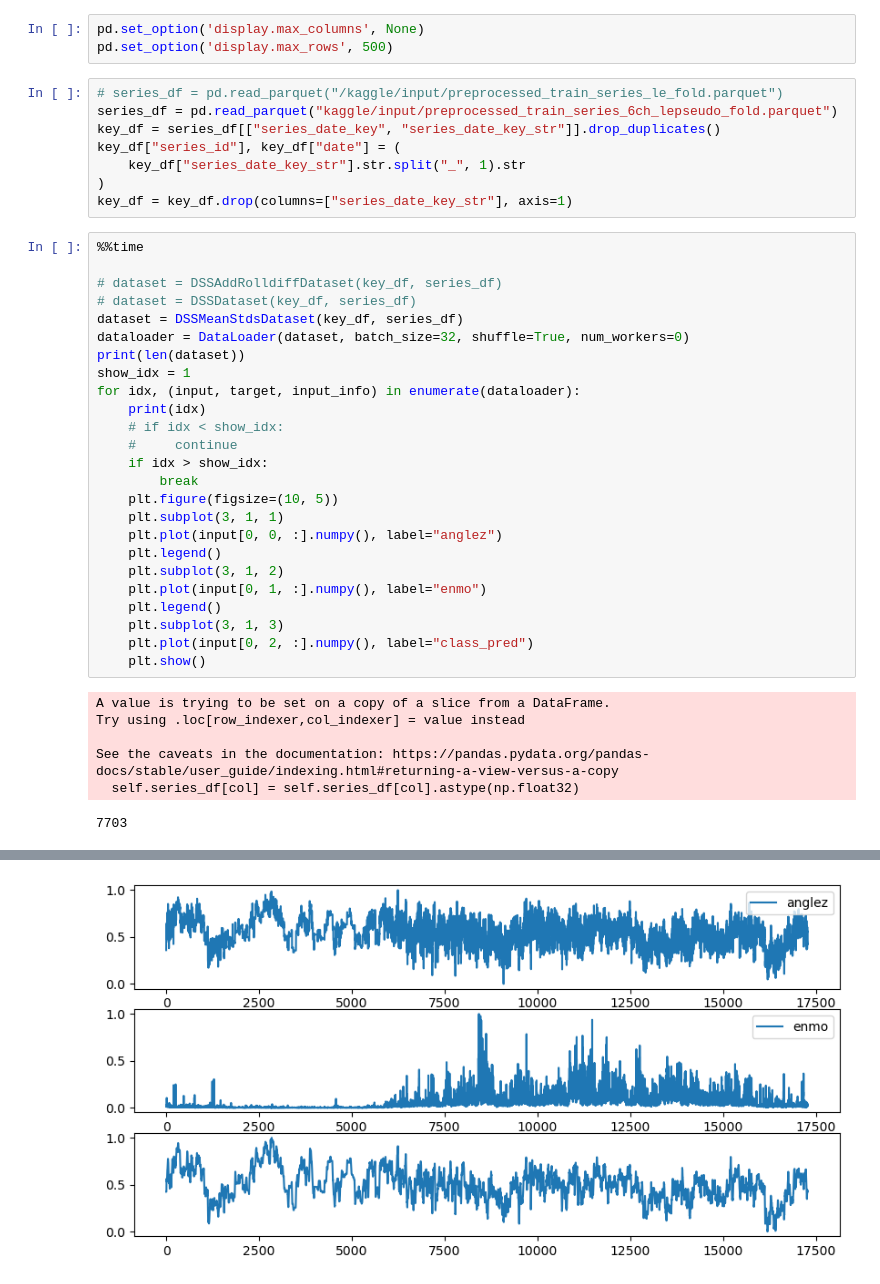
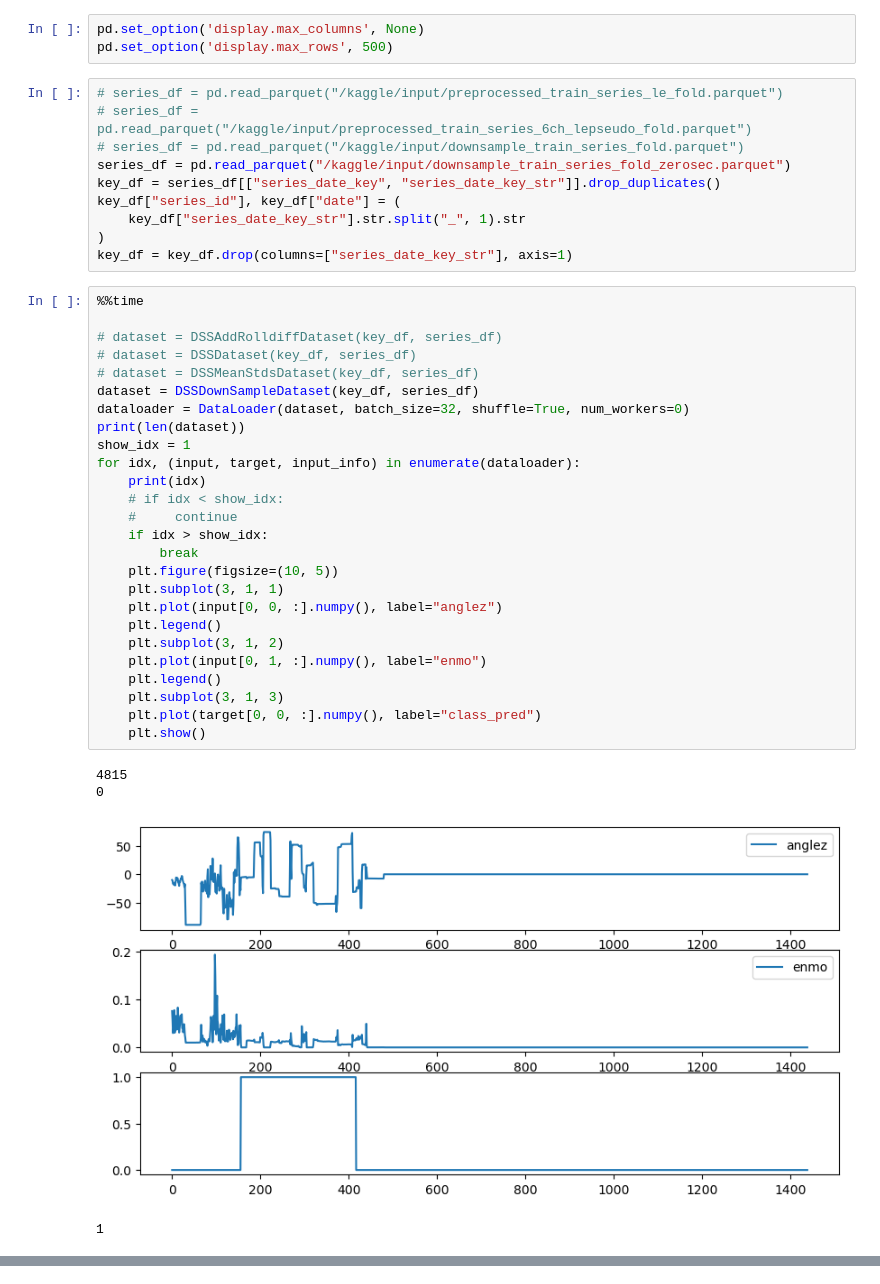
Before and after one commit to stgkrt/kaggle-dss, a Jupyter notebook: notebook/check_dataloader.ipynb, the cells around one changed output, grey strips where cells are left out. Cells and saved outputs as stored; diff of their text form.

```diff
--- a/notebook/check_dataloader.ipynb
+++ b/notebook/check_dataloader.ipynb
@@ -22,7 +22,9 @@ pd.set_option('display.max_columns', None)
 pd.set_option('display.max_rows', 500)
 # %%
 # series_df = pd.read_parquet("/kaggle/input/preprocessed_train_series_le_fold.parquet")
-series_df = pd.read_parquet("kaggle/input/preprocessed_train_series_6ch_lepseudo_fold.parquet")
+# series_df = pd.read_parquet("/kaggle/input/preprocessed_train_series_6ch_lepseudo_fold.parquet")
+# series_df = pd.read_parquet("/kaggle/input/downsample_train_series_fold.parquet")
+series_df = pd.read_parquet("/kaggle/input/downsample_train_series_fold_zerosec.parquet")
 key_df = series_df[["series_date_key", "series_date_key_str"]].drop_duplicates()
 key_df["series_id"], key_df["date"] = (
     key_df["series_date_key_str"].str.split("_", 1).str
@@ -31,32 +33,31 @@ key_df = key_df.drop(columns=["series_date_key_str"], axis=1)
 # %%
 %%time
 
 # dataset = DSSAddRolldiffDataset(key_df, series_df)
 # dataset = DSSDataset(key_df, series_df)
-dataset = DSSMeanStdsDataset(key_df, series_df)
+# dataset = DSSMeanStdsDataset(key_df, series_df)
+dataset = DSSDownSampleDataset(key_df, series_df)
 dataloader = DataLoader(dataset, batch_size=32, shuffle=True, num_workers=0)
 print(len(dataset))
 show_idx = 1
 for idx, (input, target, input_info) in enumerate(dataloader):
     print(idx)
     # if idx < show_idx:
     #     continue
     if idx > show_idx:
         break
     plt.figure(figsize=(10, 5))
     plt.subplot(3, 1, 1)
     plt.plot(input[0, 0, :].numpy(), label="anglez")
     plt.legend()
     plt.subplot(3, 1, 2)
     plt.plot(input[0, 1, :].numpy(), label="enmo")
     plt.legend()
     plt.subplot(3, 1, 3)
-    plt.plot(input[0, 2, :].numpy(), label="class_pred")
+    plt.plot(target[0, 0, :].numpy(), label="class_pred")
     plt.show()
 # %% [output]
-A value is trying to be set on a copy of a slice from a DataFrame.
-Try using .loc[row_indexer,col_indexer] = value instead
-
-See the caveats in the documentation: https://pandas.pydata.org/pandas-docs/stable/user_guide/indexing.html#returning-a-view-versus-a-copy
-  self.series_df[col] = self.series_df[col].astype(np.float32)
+4815
+0
+[figure, new version]
-7703
+1
@@ -64 +67,0 @@ See the caveats in the documentation: https://pandas.pydata.org/pandas-docs/stab
-[figure, old version]
```
Also changed, not shown: parts of 3 cells of this notebook.
